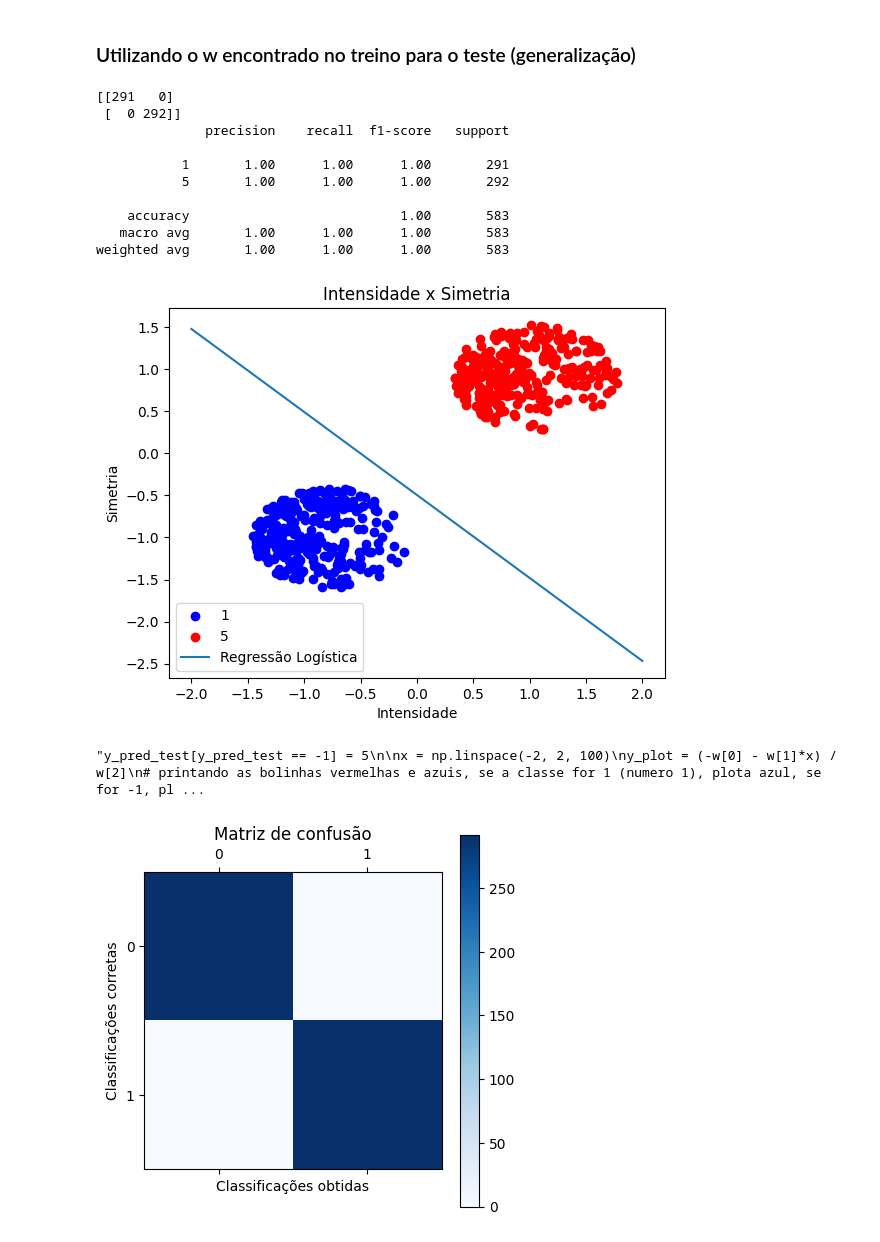
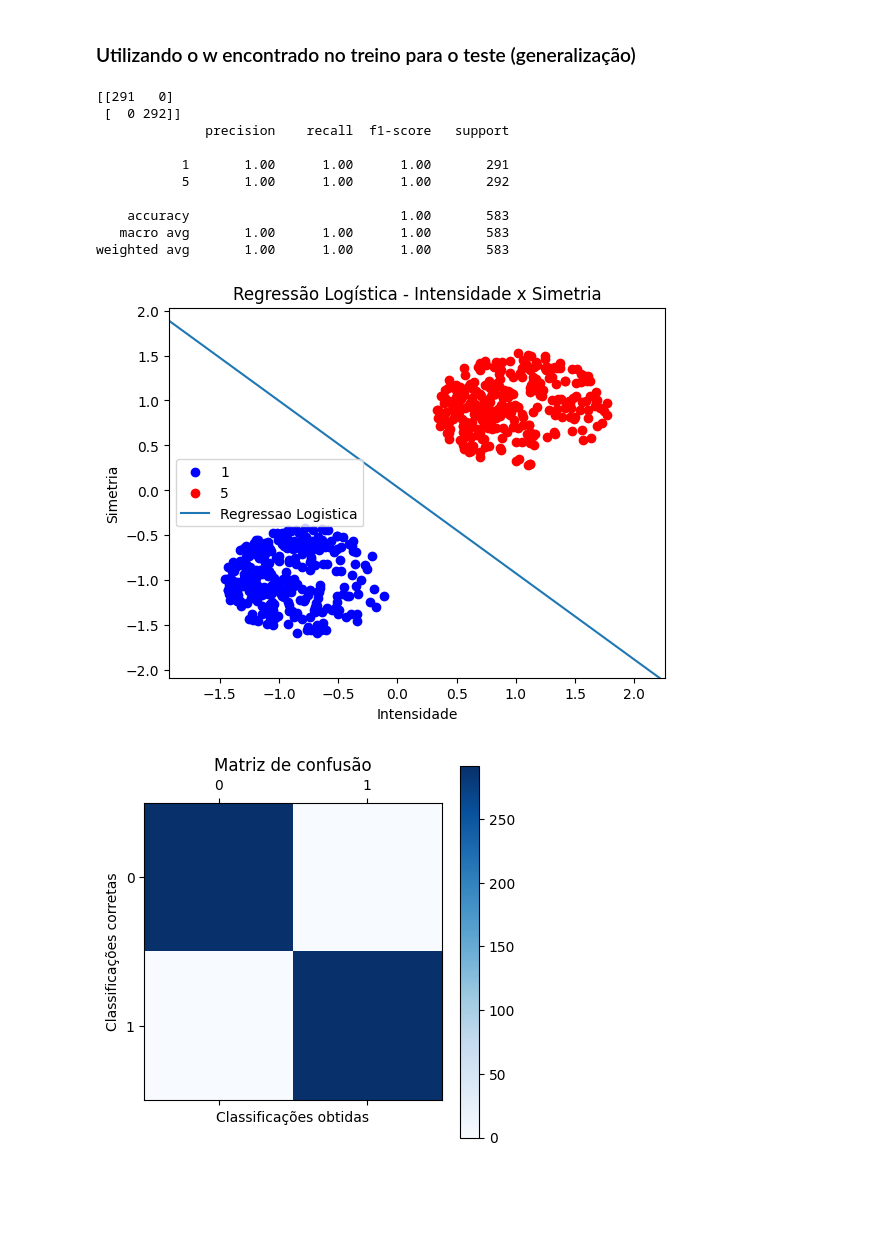
Before and after one commit to HodricVieira/Reconhecimento-de-digitos-ML-2023.2, a Jupyter notebook: reg_log_1_5.ipynb, the cells around one changed output. Drawn from its saved outputs; the diff is of its cells as text; code cells hidden in the pictures; blank space fills up the shorter version.

```diff
--- a/reg_log_1_5.ipynb
+++ b/reg_log_1_5.ipynb
@@ -236,45 +186,32 @@ plt.show()
 [figure]
 # %% [markdown]
 ### Utilizando o w encontrado no treino para o teste (generalização)
-# %%
-probabilidades = modelo.probabilidades(w, X_teste.T) # Passo o X.transpose() para que a multiplicação de matrizes seja possível e o w que foi obtido no treino
-y_pred_test = modelo.atribuicao_de_classes(probabilidades)
-
-#Printando a matriz de confusao
-matriz_de_confusao_teste = confusion_matrix(y_teste, y_pred_test)
-print(matriz_de_confusao_teste)
-#Printando o relatório de classificação
-print(classification_report(y_teste, y_pred_test, target_names=['1', '5']))
-
-modelo.plot_grafico(X_teste, y_pred_test, 1, 5)
-
-# Voltando os valores de y_pred_test para 1 e 5
-'''y_pred_test[y_pred_test == -1] = 5
-
-x = np.linspace(-2, 2, 100)
-y_plot = (-w[0] - w[1]*x) / w[2]
-# printando as bolinhas vermelhas e azuis, se a classe for 1 (numero 1), plota azul, se for -1, plota vermelho
-plt.scatter(X_teste[y_pred_test == 1, 1], X_teste[y_pred_test == 1, 2], color='blue', marker='o', label='1') # primeiro argumento é a intensidade, segundo é a simetria
-plt.scatter(X_teste[y_pred_test == 5, 1], X_teste[y_pred_test == 5, 2], color='red', marker='o', label='5')
-plt.plot(x, y_plot, label='Regressão Logística')
-plt.xlabel('Intensidade')
-plt.ylabel('Simetria')
-plt.title('Intensidade x Simetria')
-plt.legend()
-plt.show()'''
-# %% [output]
-[[291   0]
- [  0 292]]
-              precision    recall  f1-score   support
-
-           1       1.00      1.00      1.00       291
-           5       1.00      1.00      1.00       292
-
-    accuracy                           1.00       583
-   macro avg       1.00      1.00      1.00       583
-weighted avg       1.00      1.00      1.00       583
-[figure, removed]
-"y_pred_test[y_pred_test == -1] = 5\n\nx = np.linspace(-2, 2, 100)\ny_plot = (-w[0] - w[1]*x) / w[2]\n# printando as bolinhas vermelhas e azuis, se a classe for 1 (numero 1), plota azul, se for -1, pl ...
+# %%
+# Obtendo as classificações do conjunto de teste
+y_pred_test = modelo.atribuicao_de_classes(modelo.get_w(),X_teste)
+
+# Onde tiver 0 em y_teste, troca por -1 para fazer a matriz de confusão
+y_teste[y_teste == 0] = -1
+
+#Printando a matriz de confusao
+matriz_de_confusao_teste = confusion_matrix(y_teste, y_pred_test)
+print(matriz_de_confusao_teste)
+#Printando o relatório de classificação
+print(classification_report(y_teste, y_pred_test, target_names=['1', '5']))
+
+modelo.plot_grafico(X_teste, y_pred_test, 1, 5)
+# %% [output]
+[[291   0]
+ [  0 292]]
+              precision    recall  f1-score   support
+
+           1       1.00      1.00      1.00       291
+           5       1.00      1.00      1.00       292
+
+    accuracy                           1.00       583
+   macro avg       1.00      1.00      1.00       583
+weighted avg       1.00      1.00      1.00       583
+[figure, added]
 # %%
 plt.matshow(matriz_de_confusao_teste, cmap='Blues')
 plt.title('Matriz de confusão')
```
Also changed, not shown: parts of 5 cells of this notebook, 2 other files.
